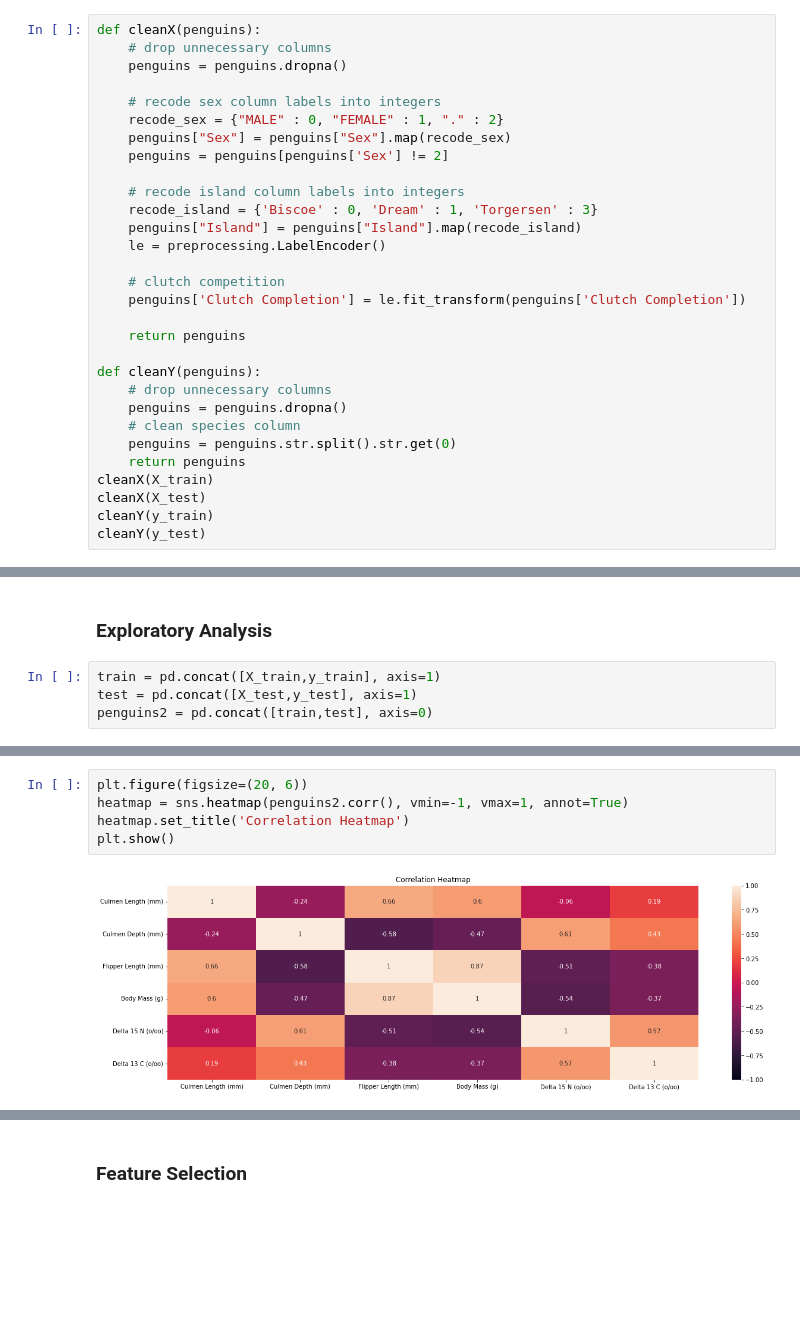
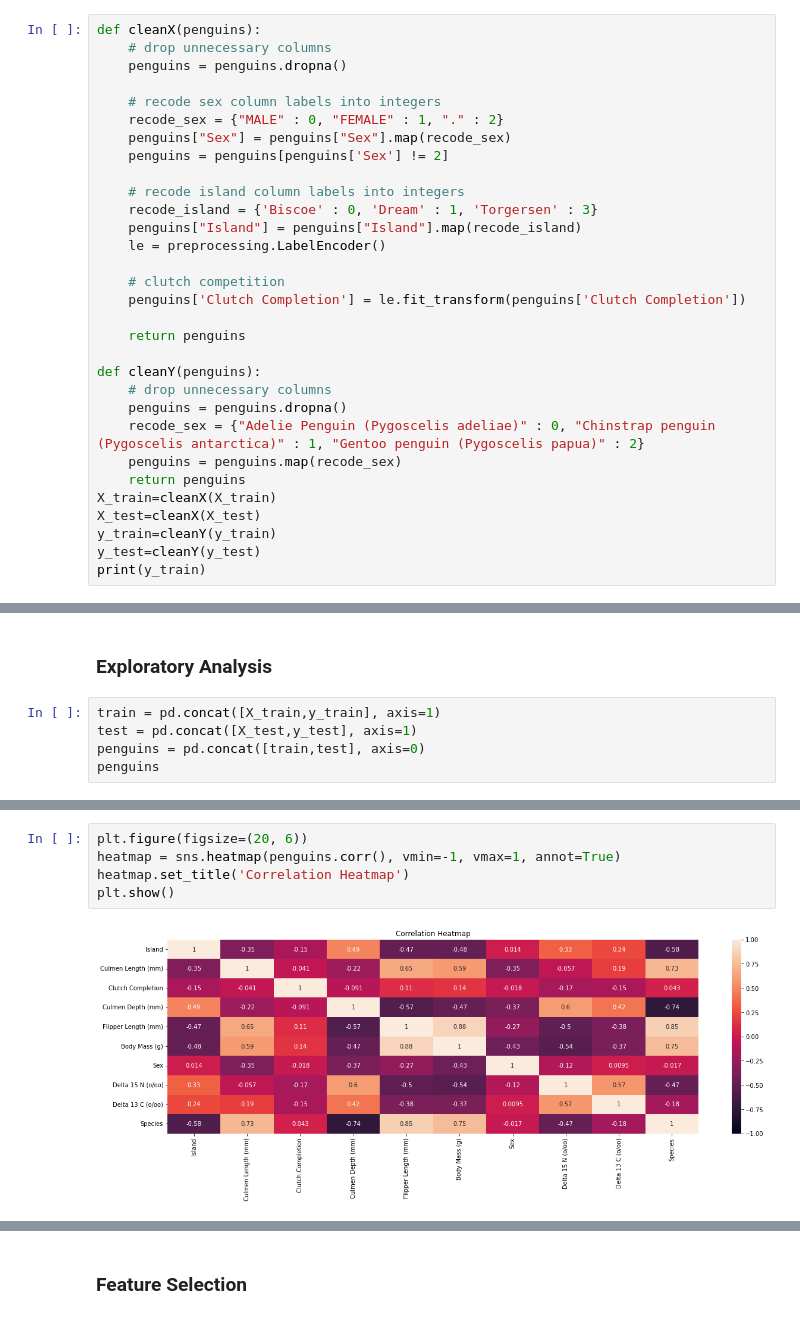
Before and after one commit to ryankkien/penguinsproject, a Jupyter notebook: penguinsproject.ipynb, the cells around one changed output, grey strips where cells are left out. Cells and saved outputs as stored; diff of their text form; blank space fills up the shorter version.

```diff
--- a/penguinsproject.ipynb
+++ b/penguinsproject.ipynb
@@ -58,11 +58,12 @@ def cleanX(penguins):
 def cleanY(penguins):
     # drop unnecessary columns
     penguins = penguins.dropna()
-    # clean species column
-    penguins = penguins.str.split().str.get(0)
+    recode_sex = {"Adelie Penguin (Pygoscelis adeliae)" : 0, "Chinstrap penguin (Pygoscelis antarctica)" : 1, "Gentoo penguin (Pygoscelis papua)" : 2}
+    penguins = penguins.map(recode_sex)
     return penguins
-cleanX(X_train)
-cleanX(X_test)
-cleanY(y_train)
-cleanY(y_test)
+X_train=cleanX(X_train)
+X_test=cleanX(X_test)
+y_train=cleanY(y_train)
+y_test=cleanY(y_test)
+print(y_train)
 # %% [output]
@@ -107,4 +97,5 @@ X_train.head()
 # %%
 train = pd.concat([X_train,y_train], axis=1)
 test = pd.concat([X_test,y_test], axis=1)
-penguins2 = pd.concat([train,test], axis=0)
+penguins = pd.concat([train,test], axis=0)
+penguins
@@ -153,8 +133,8 @@ penguins2
 # %%
 plt.figure(figsize=(20, 6))
-heatmap = sns.heatmap(penguins2.corr(), vmin=-1, vmax=1, annot=True)
+heatmap = sns.heatmap(penguins.corr(), vmin=-1, vmax=1, annot=True)
 heatmap.set_title('Correlation Heatmap')
 plt.show()
 # %% [output]
-[figure, old version]
+[figure, new version]
 # %%
```
Also changed, not shown: parts of 10 cells of this notebook.
